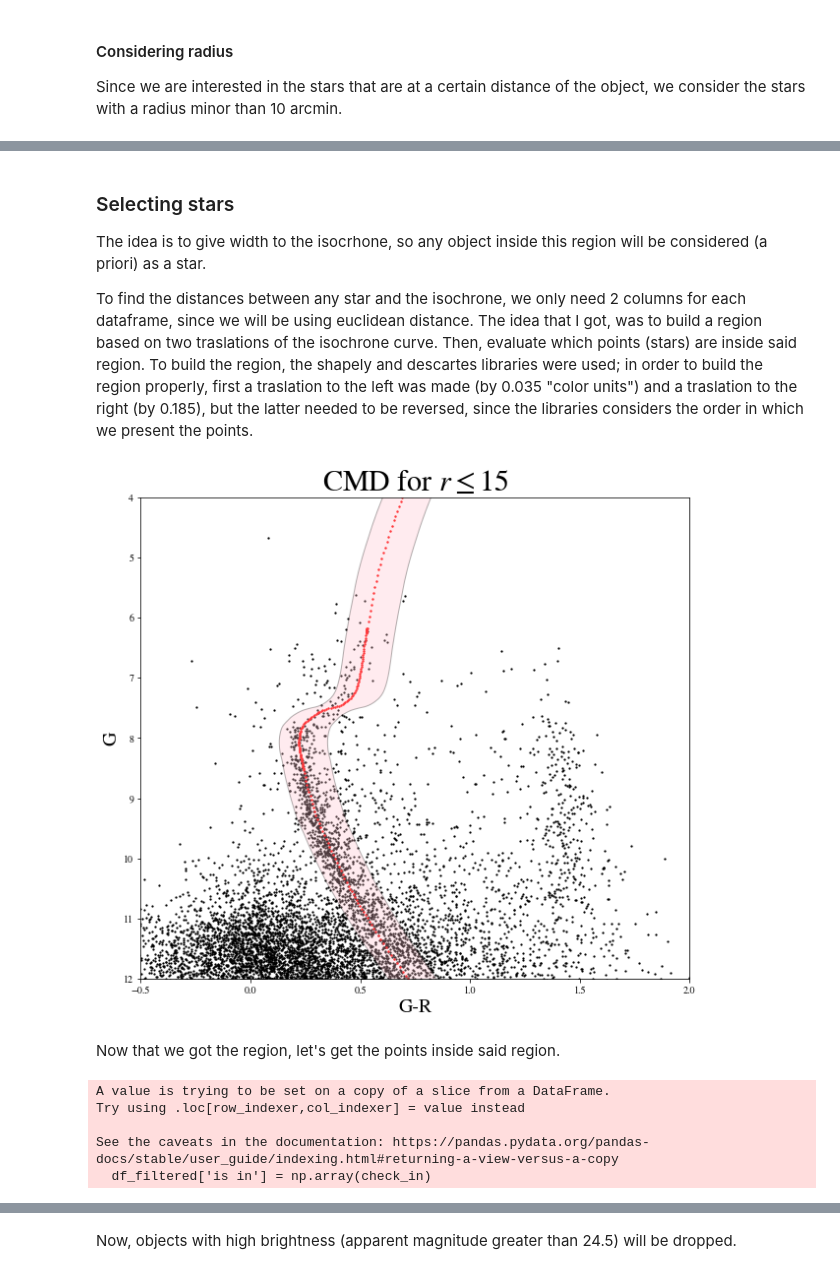
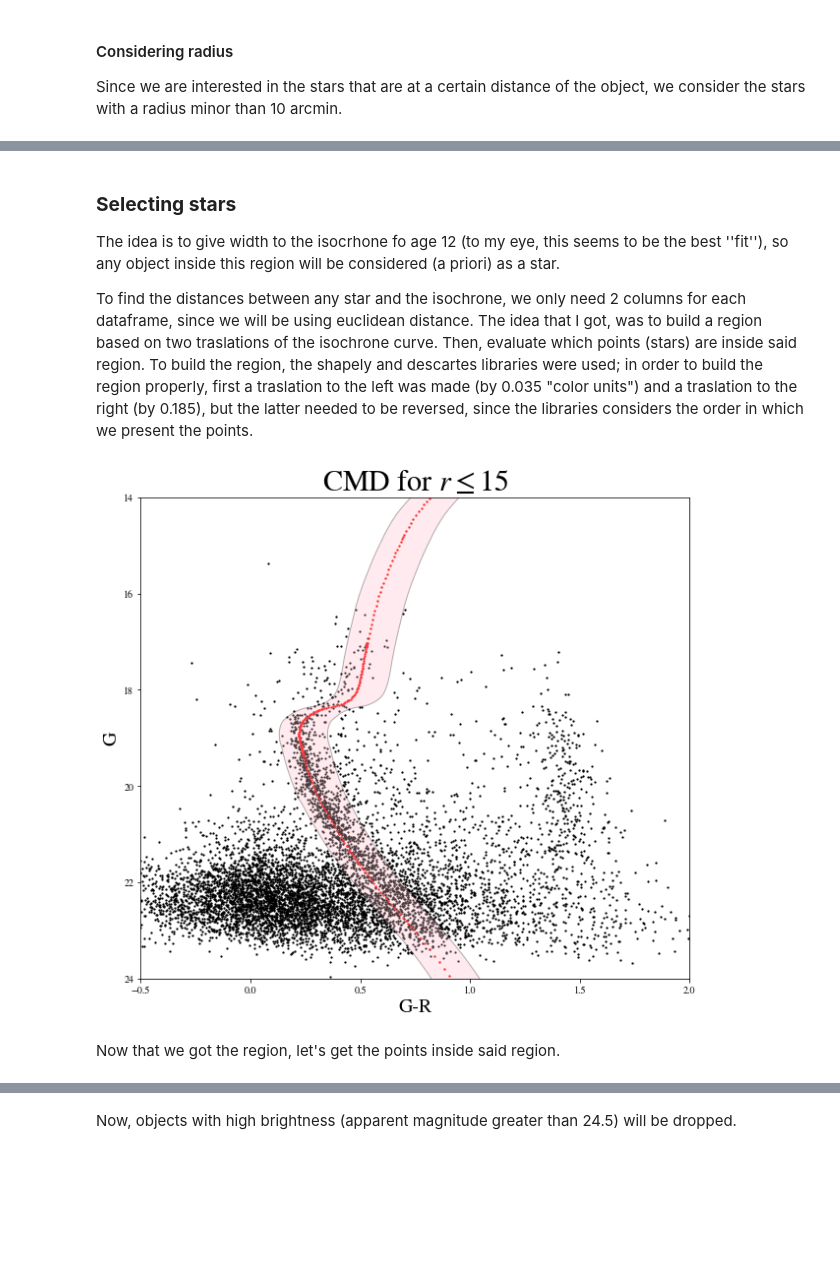
Before and after one commit to vPedreros/MW_Satellites, a Jupyter notebook: MW_satellites_nb.ipynb, the cells around one changed output, grey strips where cells are left out. Cells and saved outputs as stored; diff of their text form; code cells hidden in the pictures; blank space fills up the shorter version.

```diff
--- a/MW_satellites_nb.ipynb
+++ b/MW_satellites_nb.ipynb
@@ -184,5 +174,7 @@ df_iso3 = pd.read_csv("Isochrones/tmp1665769246.txt", header=8, sep="\s+|\t+|\s+
 # %%
 # G-R columns are inserted into the dataframe
-df_iso1.insert(10, 'g-r', df_iso1.sdss_g - df_iso1.sdss_r, True)
-df_iso2.insert(10, 'g-r', df_iso2.sdss_g - df_iso2.sdss_r, True)
-df_iso3.insert(10, 'g-r', df_iso3.sdss_g - df_iso3.sdss_r, True)
+df_iso12.insert(10, 'g-r', df_iso12.sdss_g - df_iso12.sdss_r, True)
+df_iso125.insert(10, 'g-r', df_iso125.sdss_g - df_iso125.sdss_r, True)
+df_iso13.insert(10, 'g-r', df_iso13.sdss_g - df_iso13.sdss_r, True)
+df_iso135.insert(10, 'g-r', df_iso135.sdss_g - df_iso135.sdss_r, True)
+df_iso14.insert(10, 'g-r', df_iso14.sdss_g - df_iso14.sdss_r, True)
@@ -270,7 +247,7 @@ isochrone_cmd_radius(df_filtered, df_iso3, inner_radius)
 # %% [markdown]
-### Selecting stars
+### **Selecting stars**
 
-The idea is to give width to the isocrhone, so any object inside this region will be considered (a priori) as a star.
+The idea is to give width to the isocrhone fo age 12 (to my eye, this seems to be the best ''fit''), so any object inside this region will be considered (a priori) as a star.
 
 To find the distances between any star and the isochrone, we only need 2 columns for each dataframe, since we will be using euclidean distance.
 The idea that I got, was to build a region based on two traslations of the isochrone curve. Then, evaluate which points (stars) are inside said region. To build the region, the shapely and descartes libraries were used; in order to build the region properly, first a traslation to the left was made (by 0.035 "color units") and a traslation to the right (by 0.185), but the latter needed to be reversed, since the libraries considers the order in which we present the points.
@@ -279,14 +256,14 @@ from shapely.geometry.polygon import Polygon
 from shapely.geometry import Point
 from descartes import PolygonPatch
 # %%
-df_left = df_iso1.copy()
-df_right = df_iso1.copy()
+df_left = df_iso12.copy()
+df_right = df_iso12.copy()
 # %%
 df_left['g-r'] = df_left['g-r'] - 0.045
 df_right['g-r'] = df_right['g-r'] + 0.175
 
-df_left['sdss_g'] = df_left['sdss_g'] + 4.35
-df_right['sdss_g'] = df_right['sdss_g'] + 4.35
+df_left['sdss_g'] = df_left['sdss_g'] + 15.2
+df_right['sdss_g'] = df_right['sdss_g'] + 15.2
 
 df_left = df_left[['g-r', 'sdss_g']]
 df_right = df_right[['g-r', 'sdss_g']]
@@ -310,7 +287,7 @@ def show_region(df, df_iso):
     fig, ax = plt.subplots(figsize=(10,9))
 
     ax.scatter(x_data, y_data, s=1.5, c='k')#, alpha=0.1)
-    ax.scatter(x_iso + 0.045, y_iso + 4.35, s=2, c='r')
+    ax.scatter(x_iso + 0.045, y_iso + 15.2, s=2, c='r')
     ax.add_patch(pol_patch)
 
     ax.set_title('CMD for $r\leq 15$')
@@ -318,12 +295,12 @@ def show_region(df, df_iso):
     ax.set_xlabel('G-R')
 
     ax.set_xlim((-.5, 2))
-    ax.set_ylim((4, 12))
+    ax.set_ylim((14, 24))
     ax.set_ylim(ax.get_ylim()[::-1])
 # %%
-show_region(df_filtered.loc[df_filtered.rd < 15], df_iso1)
+show_region(df_filtered.loc[df_filtered.rd <= 15], df_iso12)
 # %% [output]
-[figure, old version]
+[figure, new version]
 # %% [markdown]
 Now that we got the region, let's get the points inside said region.
 # %%
@@ -335,10 +312,4 @@ for i in range(df_filtered.shape[0]):
     is_in = pol.contains(Point(np_points[i]))
     check_in.append(is_in)
 
-df_filtered['is in'] = np.array(check_in)
+df_filtered.insert(df_filtered.shape[1], 'inside', check_in, True)
-# %% [output]
-A value is trying to be set on a copy of a slice from a DataFrame.
-Try using .loc[row_indexer,col_indexer] = value instead
-
-See the caveats in the documentation: https://pandas.pydata.org/pandas-docs/stable/user_guide/indexing.html#returning-a-view-versus-a-copy
-  df_filtered['is in'] = np.array(check_in)
```
Also changed, not shown: parts of 45 cells of this notebook.
